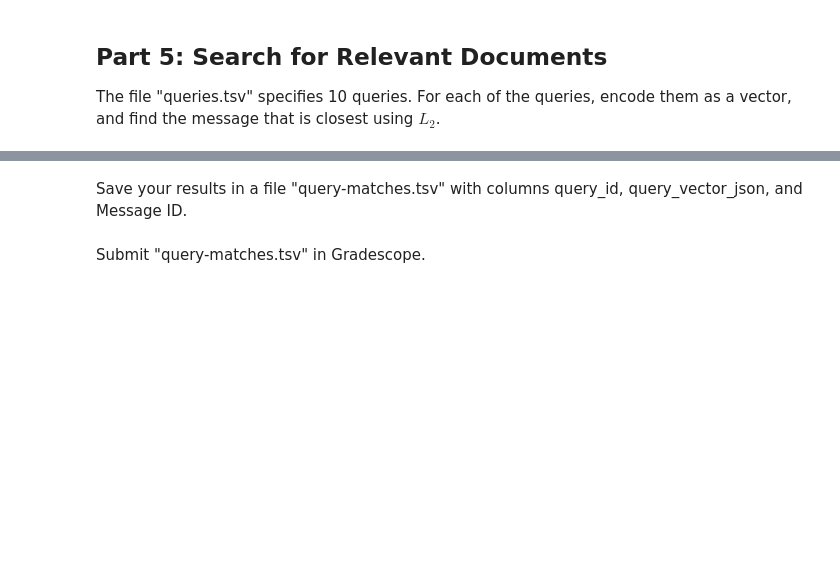
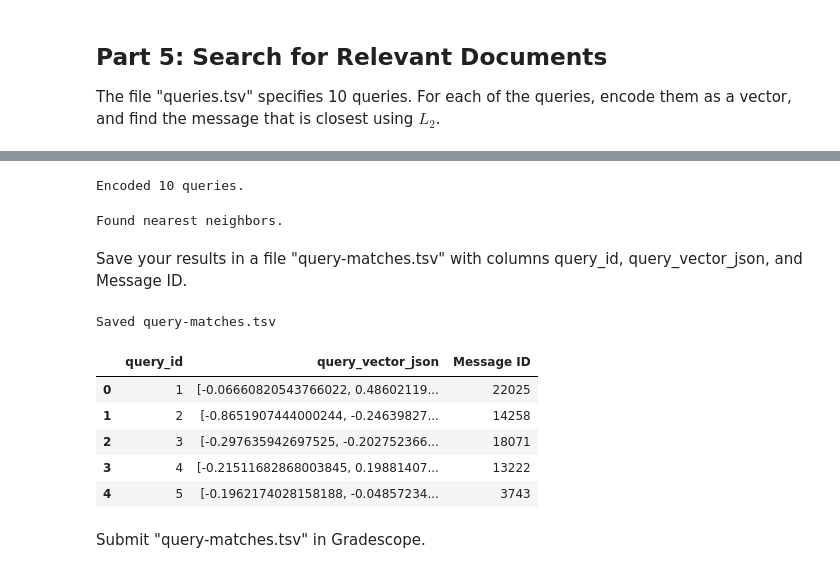
Before and after one commit to jtvon/dx704-project-12, a Jupyter notebook: project.ipynb, the cells around one changed output, grey strips where cells are left out. Saved outputs shown, nothing was run; the diff lists cells and outputs as text; code cells hidden in the pictures; blank space fills up the shorter version.

```diff
--- a/project.ipynb
+++ b/project.ipynb
@@ -226,2 +232,27 @@ from sklearn.neighbors import NearestNeighbors
+# %%
+from sklearn.neighbors import NearestNeighbors
+import numpy as np
+
+queries_df = pd.read_csv("/content/drive/MyDrive/queries.tsv", sep='\t')
+
+# Encode the queries using the BERT model
+query_embeddings = []
+for query in queries_df["query"]:
+    query_embedding = embed_text(query).tolist()[0]
+    query_embeddings.append(query_embedding)
+
+print(f"Encoded {len(query_embeddings)} queries.")
+# %% [output]
+Encoded 10 queries.
+# %%
+# Use Nearest Neighbors to find the closest email embedding for each query
+model_knn = NearestNeighbors(n_neighbors=1, metric='euclidean').fit(X)
+
+# Find the nearest neighbor for our query embeddings
+distances, indices = model_knn.kneighbors(query_embeddings)
+
+print("Found nearest neighbors.")
+# %% [output]
+Found nearest neighbors.
 # %% [markdown]
 Save your results in a file "query-matches.tsv" with columns query_id, query_vector_json, and Message ID.
@@ -232,3 +259,32 @@ Save your results in a file "query-matches.tsv" with columns query_id, query_vec
+# %%
+# Create the results DataFrame
+results_list = []
+
+for i, row in queries_df.iterrows():
+    # The index of the nearest email in our dataset
+    nearest_email_idx = indices[i][0]
+    nearest_message_id = emb_df.iloc[nearest_email_idx]["Message ID"]
+
+    results_list.append({
+        "query_id": row["query_id"],
+        "query_vector_json": query_embeddings[i],
+        "Message ID": nearest_message_id
+    })
+
+query_matches_df = pd.DataFrame(results_list)
+
+# Save to TSV
+query_matches_df.to_csv("query-matches.tsv", sep='\t', index=False)
+print("Saved query-matches.tsv")
+query_matches_df.head()
+# %% [output]
+Saved query-matches.tsv
+|  | query_id | query_vector_json | Message ID |
+| 0 | 1 | [-0.06660820543766022, 0.48602119... | 22025 |
+| 1 | 2 | [-0.8651907444000244, -0.24639827... | 14258 |
+| 2 | 3 | [-0.297635942697525, -0.202752366... | 18071 |
+| 3 | 4 | [-0.21511682868003845, 0.19881407... | 13222 |
+| 4 | 5 | [-0.1962174028158188, -0.04857234... | 3743 |
 # %% [markdown]
 Submit "query-matches.tsv" in Gradescope.
 # %% [markdown]
```
Also changed, not shown: parts of 8 cells of this notebook.
